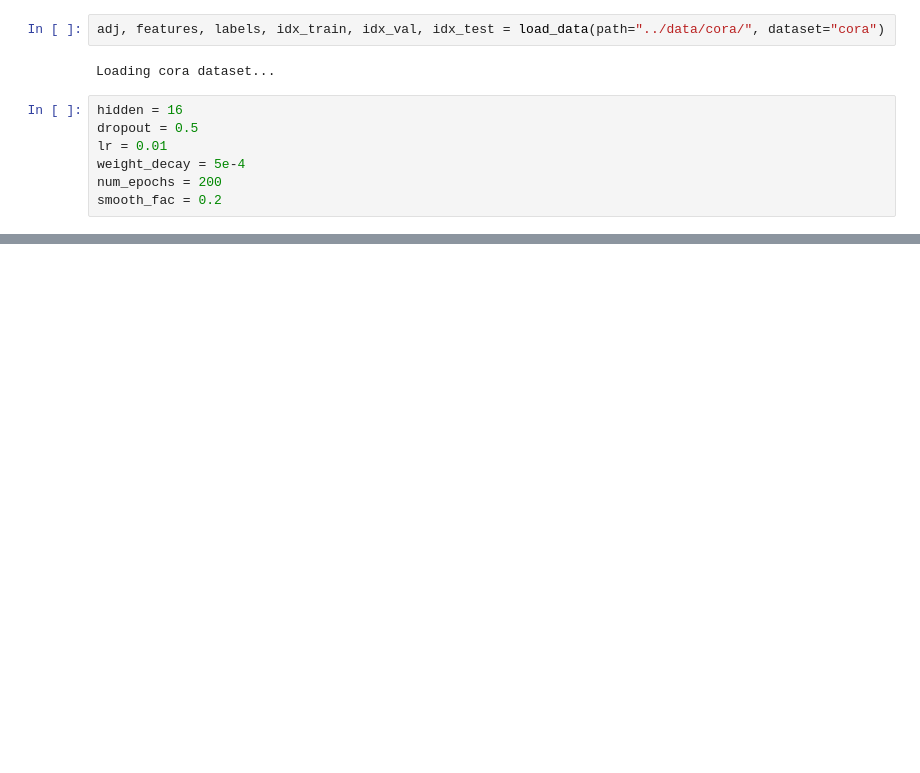
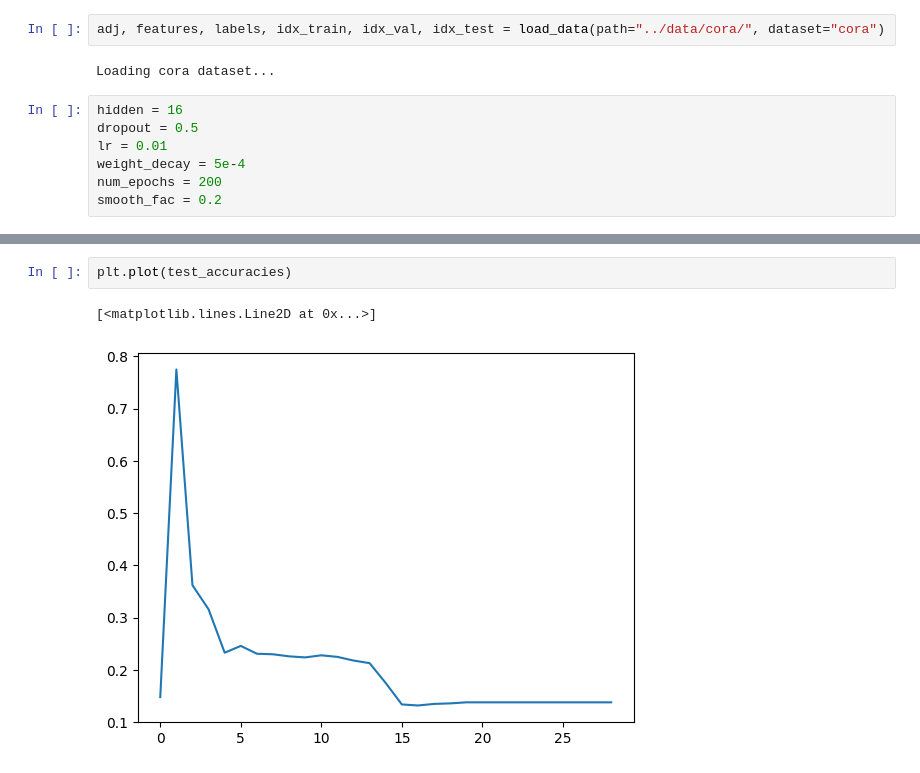
Before and after one commit to SizhuangHe/IterativeMethods, a Jupyter notebook: GCNexperiments/pygcn-master/pygcn/experiments.ipynb, the cells around one changed output, grey strips where cells are left out. Drawn from its saved outputs; the diff is of its cells as text; blank space fills up the shorter version.

```diff
--- a/GCNexperiments/pygcn-master/pygcn/experiments.ipynb
+++ b/GCNexperiments/pygcn-master/pygcn/experiments.ipynb
@@ -105,0 +168,5 @@ Gradient flows to all iterations:  True
+# %%
+plt.plot(test_accuracies)
+# %% [output]
+[<matplotlib.lines.Line2D at 0x...>]
+[figure, added]
```
Also changed, not shown: parts of 12 cells of this notebook, 2 other files.
